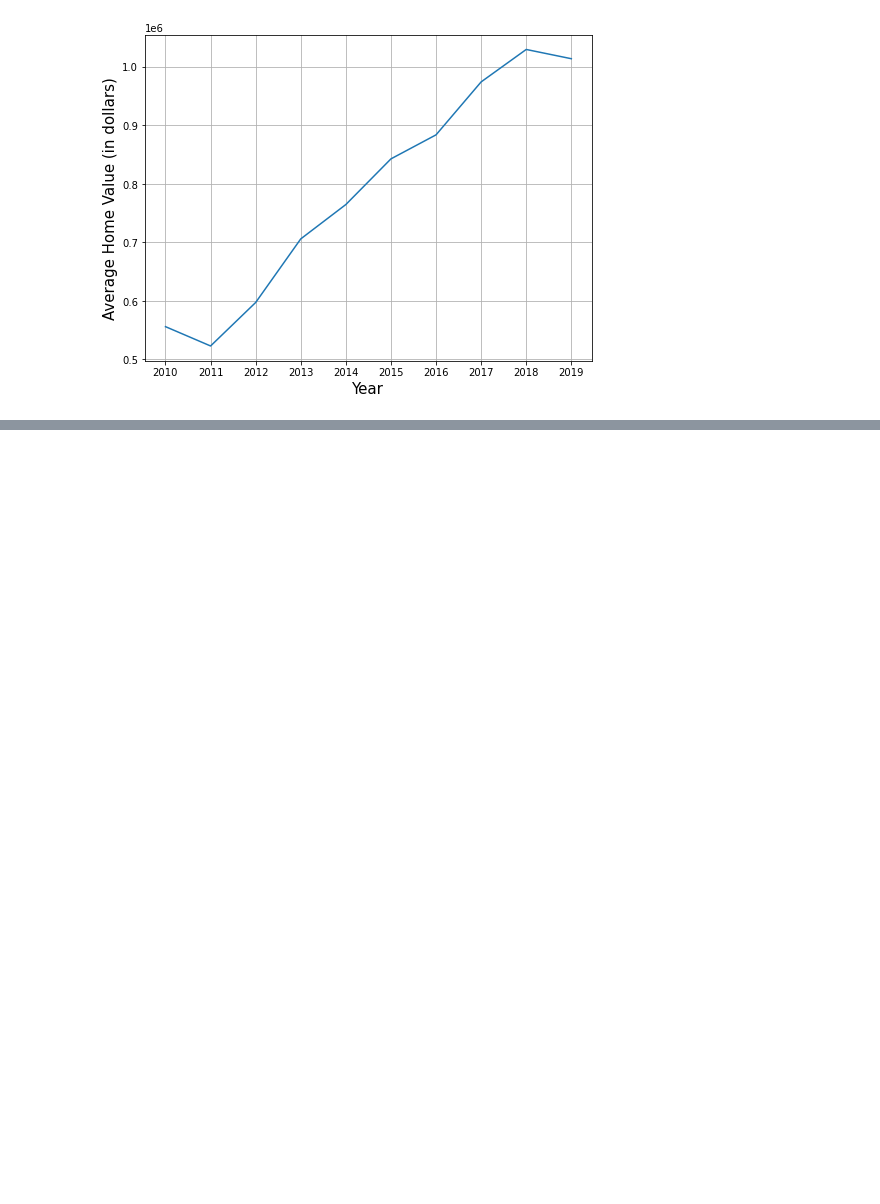
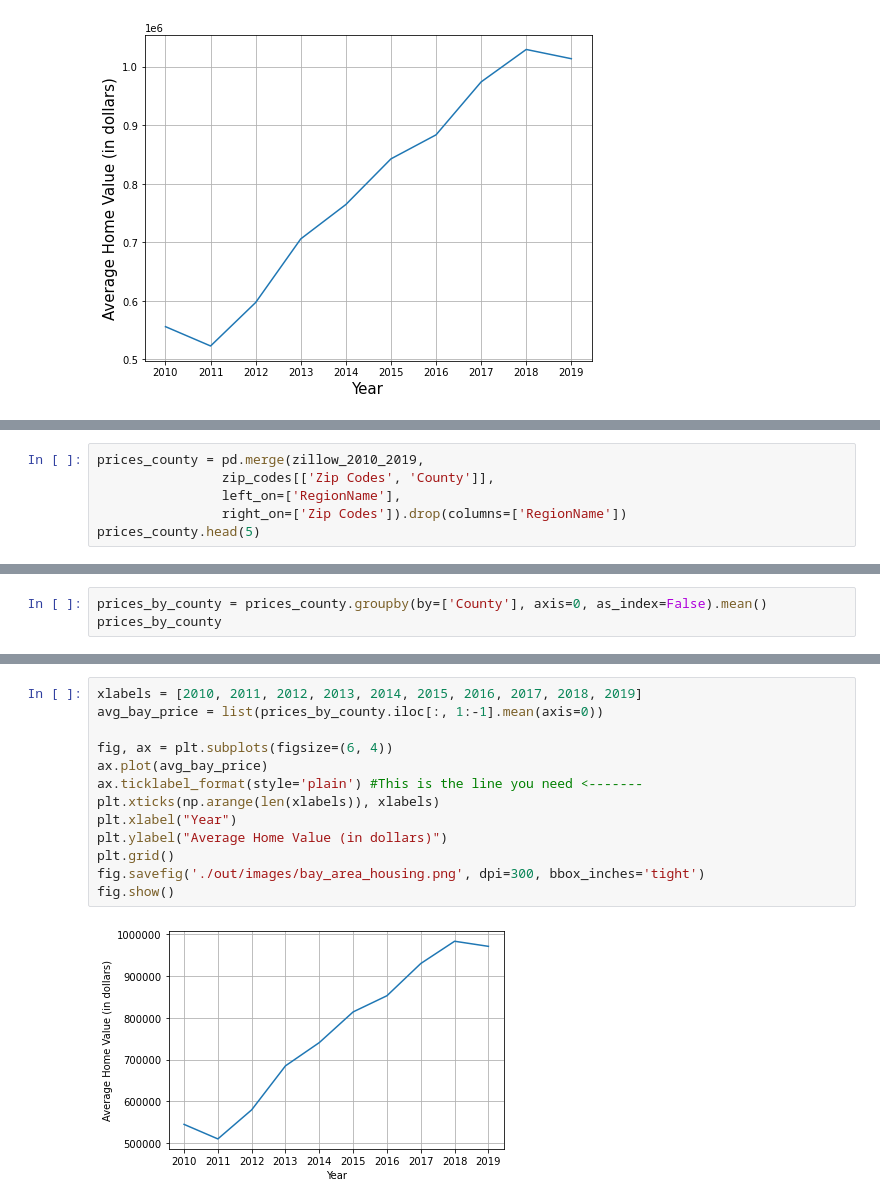
Before and after one commit to jemmy-z/bay-area-housing, a Jupyter notebook: assignment3.ipynb, the cells around one changed output, grey strips where cells are left out. Saved outputs shown, nothing was run; the diff lists cells and outputs as text; blank space fills up the shorter version.

```diff
--- a/assignment3.ipynb
+++ b/assignment3.ipynb
@@ -228,0 +366,6 @@ fig.show()
+# %%
+prices_county = pd.merge(zillow_2010_2019,
+                zip_codes[['Zip Codes', 'County']],
+                left_on=['RegionName'],
+                right_on=['Zip Codes']).drop(columns=['RegionName'])
+prices_county.head(5)
@@ -228,0 +379,3 @@ fig.show()
+# %%
+prices_by_county = prices_county.groupby(by=['County'], axis=0, as_index=False).mean()
+prices_by_county
@@ -228,0 +497,15 @@ fig.show()
+# %%
+xlabels = [2010, 2011, 2012, 2013, 2014, 2015, 2016, 2017, 2018, 2019]
+avg_bay_price = list(prices_by_county.iloc[:, 1:-1].mean(axis=0))
+
+fig, ax = plt.subplots(figsize=(6, 4))
+ax.plot(avg_bay_price)
+ax.ticklabel_format(style='plain') #This is the line you need <-------
+plt.xticks(np.arange(len(xlabels)), xlabels)
+plt.xlabel("Year")
+plt.ylabel("Average Home Value (in dollars)")
+plt.grid()
+fig.savefig('./out/images/bay_area_housing.png', dpi=300, bbox_inches='tight')
+fig.show()
+# %% [output]
+[figure, added]
```
Also changed, not shown: parts of 50 cells of this notebook, 25 other files.
